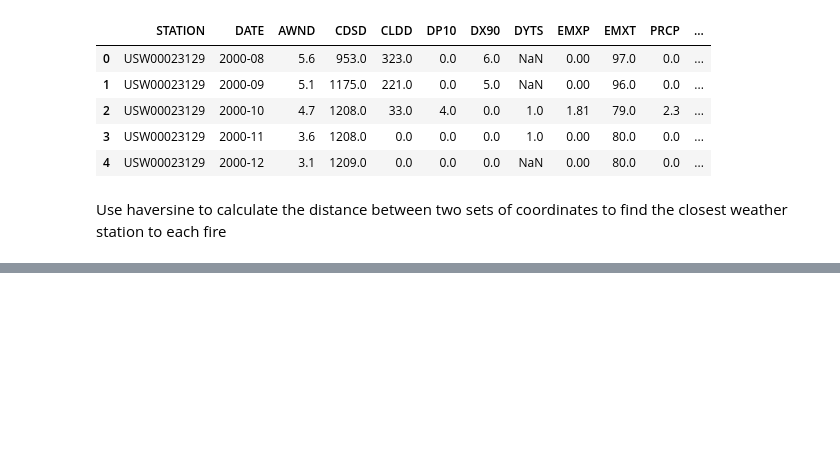
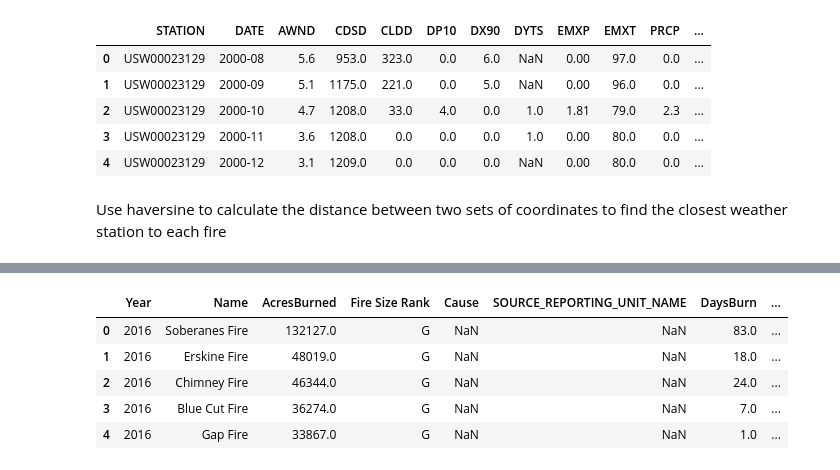
Before and after one commit to mnocerino23/Wildfire-Forecaster, a Jupyter notebook: NOAA_weatherdata.ipynb, the cells around one changed output, grey strips where cells are left out. Cells and saved outputs as stored; diff of their text form; code cells hidden in the pictures; blank space fills up the shorter version.

```diff
--- a/NOAA_weatherdata.ipynb
+++ b/NOAA_weatherdata.ipynb
@@ -124,0 +130,40 @@ SyntaxError: ignored
+# %%
+wildfires2 = pd.read_csv('/content/drive/MyDrive/Data_Science_Projects/Wildfires/CA_Wildfires_recent.csv')
+# %%
+def are_valid_coordinates(latitude, longitude):
+  if latitude < -90 or latitude > 90:
+    return False
+  elif longitude < -180 or longitude > 180:
+    return False
+  else:
+    return True
+# %%
+for index, row in wildfires2.iterrows():
+  if are_valid_coordinates(wildfires2.at[index,'Latitude'], wildfires2.at[index, 'Longitude']) == False:
+    bad_index = index
+    wildfires2.drop([bad_index], axis = 0, inplace = True)
+# %%
+#Drop a specific entry in the second dataset that was causing issues do to incorrect coordinates. Entry occured at index 99
+#wildfires2.drop([97, 391, 603, 781], axis = 0, inplace=True)
+#print(wildfires2.iloc[780:790])
+wildfires2['NOAA Station'] = ''
+for index1, row in wildfires2.iterrows():
+  #initialize to a super large number so that condition of being less than this will be met right away
+  min_dist = 100000000
+  w = []
+  w.append(float(wildfires2.at[index1, 'Latitude']))
+  w.append(float(wildfires2.at[index1, 'Longitude']))
+  wildfire_coordinates = tuple(w)
+
+  for index2, row in stations.iterrows():
+    station = stations.at[index2, 'Station']
+    s = []
+    s.append(float(stations.at[index2, 'Latitude']))
+    s.append(float(stations.at[index2, 'Longitude']))
+    station_coordinates = tuple(s)
+
+    dist = hs.haversine(station_coordinates, wildfire_coordinates)
+    if dist < min_dist:
+      min_dist = dist
+      min_station = station
+  wildfires2.at[index1, 'NOAA Station'] = min_station
@@ -124,0 +179,9 @@ SyntaxError: ignored
+# %%
+wildfires2.head(5)
+# %% [output]
+|  | Year | Name | AcresBurned | Fire Size Rank | Cause | SOURCE_REPORTING_UNIT_NAME | DaysBurn | ... |
+| 0 | 2016 | Soberanes Fire | 132127.0 | G | NaN | NaN | 83.0 | ... |
+| 1 | 2016 | Erskine Fire | 48019.0 | G | NaN | NaN | 18.0 | ... |
+| 2 | 2016 | Chimney Fire | 46344.0 | G | NaN | NaN | 24.0 | ... |
+| 3 | 2016 | Blue Cut Fire | 36274.0 | G | NaN | NaN | 7.0 | ... |
+| 4 | 2016 | Gap Fire | 33867.0 | G | NaN | NaN | 1.0 | ... |
```
Also changed, not shown: parts of 7 cells of this notebook.
